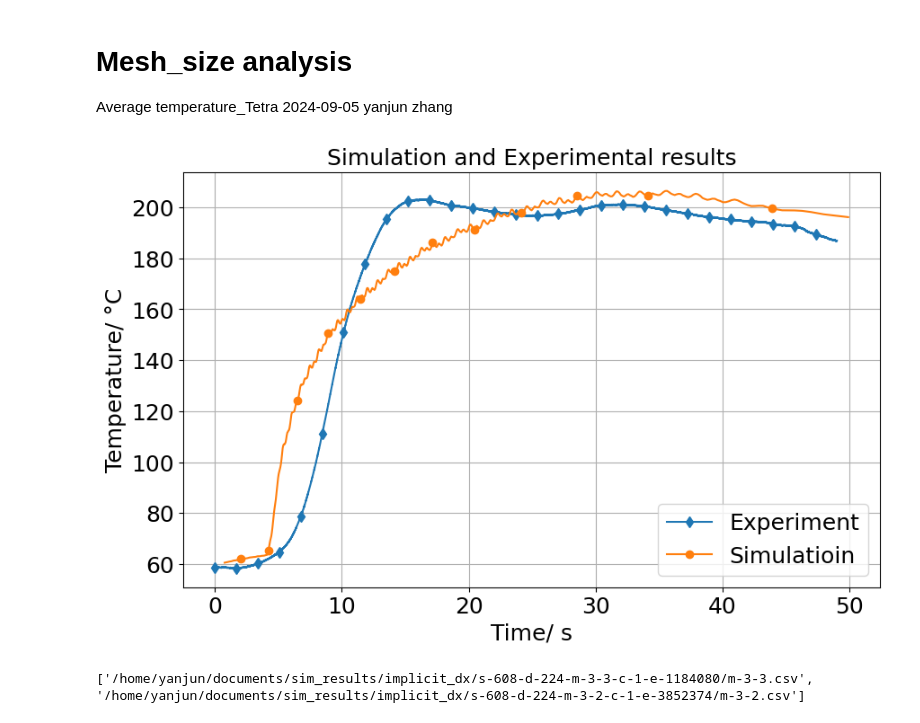
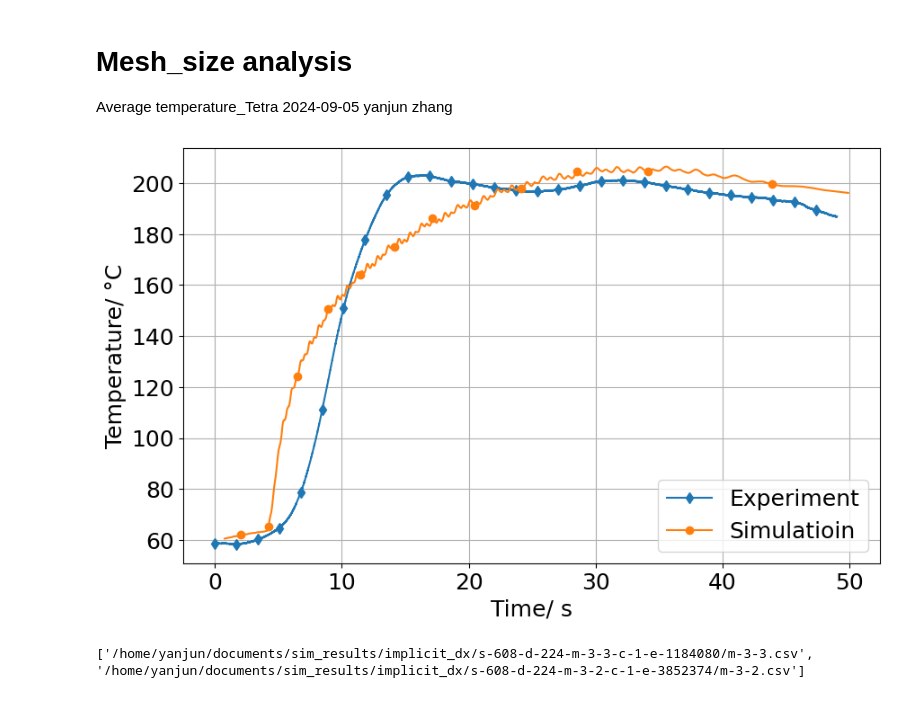
Before and after one commit to yanjun96/thermal_mechanics_fenicsx, a Jupyter notebook: analysis/only_thermal/de.ipynb, the cells around one changed output. Saved outputs shown, nothing was run; the diff lists cells and outputs as text; code cells hidden in the pictures.

```diff
--- a/analysis/only_thermal/de.ipynb
+++ b/analysis/only_thermal/de.ipynb
@@ -13,44 +13,44 @@ import numpy as np
 
 sys.path.append('/home/yanjun/documents/fenicsx/therm_disc/')
 from disc_f import *
-csv_files= '/home/yanjun/documents/sim_results/implicit_dx/s-608-d-224-m-3-3-c-1-e-1184080/m-3-3.csv'
-
+#csv_files= '/home/yanjun/documents/sim_results/implicit_dx/s-608-d-224-m-3-3-c-1-e-1184080/m-3-3.csv'
+csv_files= '/home/yanjun/documents/sim_results/thermal_2024/implicit_dx/s-608-d-224-m-3-3-c-1-e-1184080/m-3-3.csv'
 
 type1 = 'mesh_size'
 
 
 plt.figure(figsize=(10, 6))
 
 df1 = pd.read_csv('/home/yanjun/documents/sim_results/experiment_result.csv')
 T_e_ave = ( df1.iloc[:,1] + df1.iloc[:,3] + df1.iloc[:,5] ) /3
 t_e = np.linspace (0, 49, len(T_e_ave) )
 plt.plot(t_e, T_e_ave, label= "Experiment",marker='d',markevery=1000)
 
 j = 0
 marker_styles = ['o', 's', '^', 'v', '>', '<','d' ]
 
 
 labels= 'Simulatioin'
 k = 0
 
 df = pd.read_csv(csv_files)
 # Assuming the CSV files have columns 'Time' and 'temperature
 plt.plot( df['Time'], df['avg(f)'].rolling(window = 20).mean(), label = labels, marker=marker_styles[j], markevery=50)
 
 fontsize_global = 18
 
 
 plt.xticks(fontsize=fontsize_global)
 plt.yticks(fontsize=fontsize_global)
 plt.xlabel('Time/ s', fontsize=fontsize_global)
 plt.ylabel('Temperature/ °C', fontsize=fontsize_global)
-plt.title('Simulation and Experimental results', fontsize=fontsize_global)
+#plt.title('Simulation and Experimental results', fontsize=fontsize_global)
 plt.legend(fontsize=fontsize_global)
 plt.grid(True)
-plt.savefig('T_sim_exe.png')
+plt.savefig('T_sim_exe.pdf')
 plt.show()
 # %% [output]
-[figure, old version]
+[figure, new version]
 # %%
 csv_files1 = [ csv_files[3] , csv_files[5] ]
 print(csv_files1)
```
Also changed, not shown: 10 other files.
